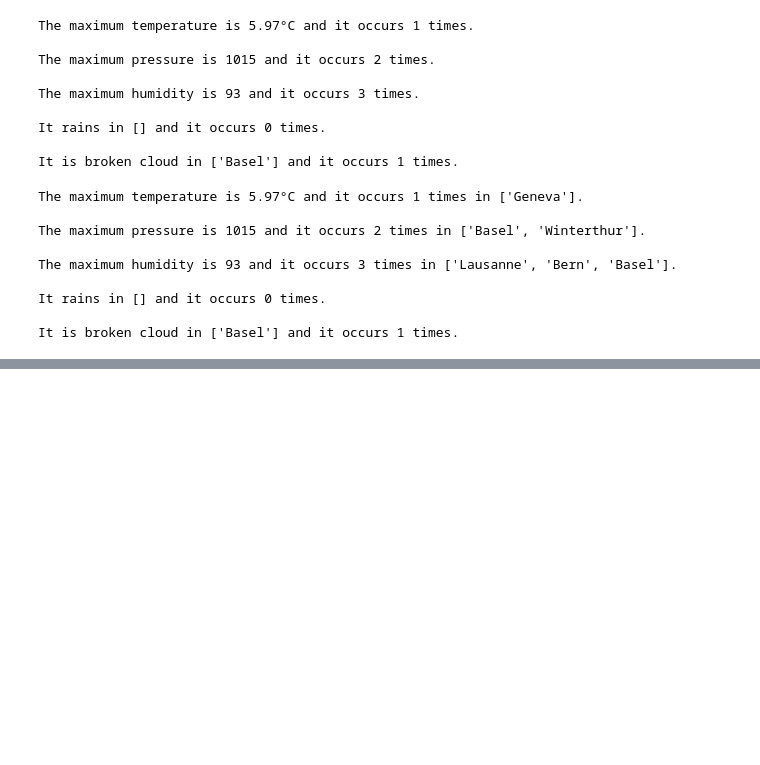
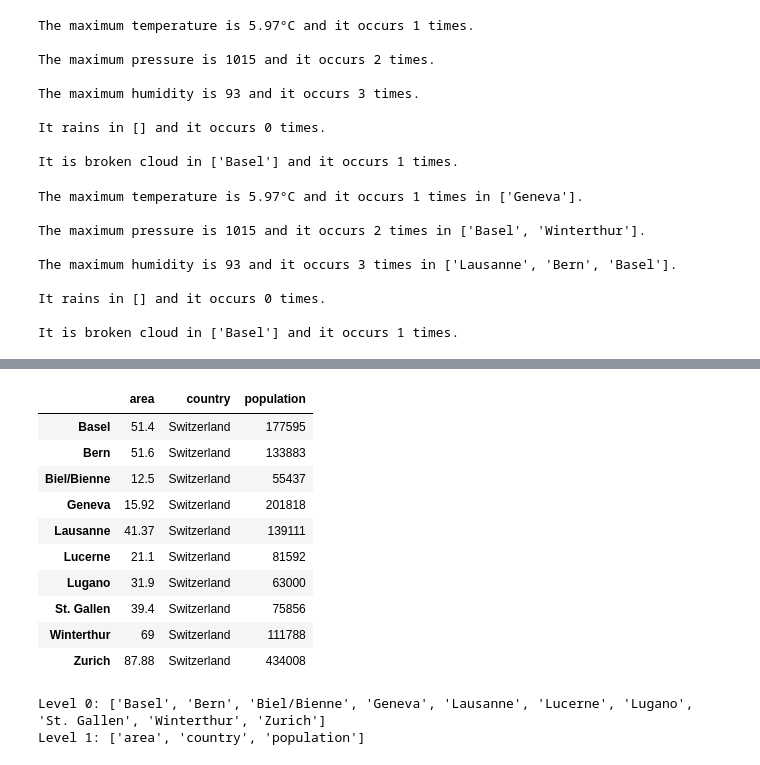
Before and after one commit to CristianRavalli/CAS-INFE, a Jupyter notebook: CAS_Python_Summary.ipynb, the cells around one changed output, grey strips where cells are left out. Cells and saved outputs as stored; diff of their text form; code cells hidden in the pictures; blank space fills up the shorter version.

```diff
--- a/CAS_Python_Summary.ipynb
+++ b/CAS_Python_Summary.ipynb
@@ -1513,0 +1516,40 @@ It is broken cloud in ['Basel'] and it occurs 1 times.
+# %%
+import pandas as pd
+
+cities_data = {
+    ("Zurich", "country"): "Switzerland",
+    ("Zurich", "area"): 87.88,
+    ("Zurich", "population"): 434008,
+    ("Geneva", "country"): "Switzerland",
+    ("Geneva", "area"): 15.92,
+    ("Geneva", "population"): 201818,
+    ("Basel", "country"): "Switzerland",
+    ("Basel", "area"): 51.4,
+    ("Basel", "population"): 177595,
+    ("Bern", "country"): "Switzerland",
+    ("Bern", "area"): 51.6,
+    ("Bern", "population"): 133883,
+    ("Lausanne", "country"): "Switzerland",
+    ("Lausanne", "area"): 41.37,
+    ("Lausanne", "population"): 139111,
+    ("Winterthur", "country"): "Switzerland",
+    ("Winterthur", "area"): 69,
+    ("Winterthur", "population"): 111788,
+    ("Lucerne", "country"): "Switzerland",
+    ("Lucerne", "area"): 21.1,
+    ("Lucerne", "population"): 81592,
+    ("St. Gallen", "country"): "Switzerland",
+    ("St. Gallen", "area"): 39.4,
+    ("St. Gallen", "population"): 75856,
+    ("Lugano", "country"): "Switzerland",
+    ("Lugano", "area"): 31.9,
+    ("Lugano", "population"): 63000,
+    ("Biel/Bienne", "country"): "Switzerland",
+    ("Biel/Bienne", "area"): 12.5,
+    ("Biel/Bienne", "population"): 55437
+}
+
+# Create a Pandas Series from the dictionary
+cities_series = pd.Series(cities_data)
+
+print(cities_series)
@@ -1513,0 +1588,26 @@ It is broken cloud in ['Basel'] and it occurs 1 times.
+# %%
+# Dataframes are easier to work with. hence we should convert our series
+df = cities_series.unstack()
+df
+# %% [output]
+|  | area | country | population |
+| Basel | 51.4 | Switzerland | 177595 |
+| Bern | 51.6 | Switzerland | 133883 |
+| Biel/Bienne | 12.5 | Switzerland | 55437 |
+| Geneva | 15.92 | Switzerland | 201818 |
+| Lausanne | 41.37 | Switzerland | 139111 |
+| Lucerne | 21.1 | Switzerland | 81592 |
+| Lugano | 31.9 | Switzerland | 63000 |
+| St. Gallen | 39.4 | Switzerland | 75856 |
+| Winterthur | 69 | Switzerland | 111788 |
+| Zurich | 87.88 | Switzerland | 434008 |
+# %%
+# Accessing the levels of the MultiIndex
+index_levels = cities_series.index.levels
+
+# Printing the levels
+for i, level in enumerate(index_levels):
+    print(f"Level {i}: {list(level)}")
+# %% [output]
+Level 0: ['Basel', 'Bern', 'Biel/Bienne', 'Geneva', 'Lausanne', 'Lucerne', 'Lugano', 'St. Gallen', 'Winterthur', 'Zurich']
+Level 1: ['area', 'country', 'population']
```
Also changed, not shown: parts of 5 cells of this notebook.
